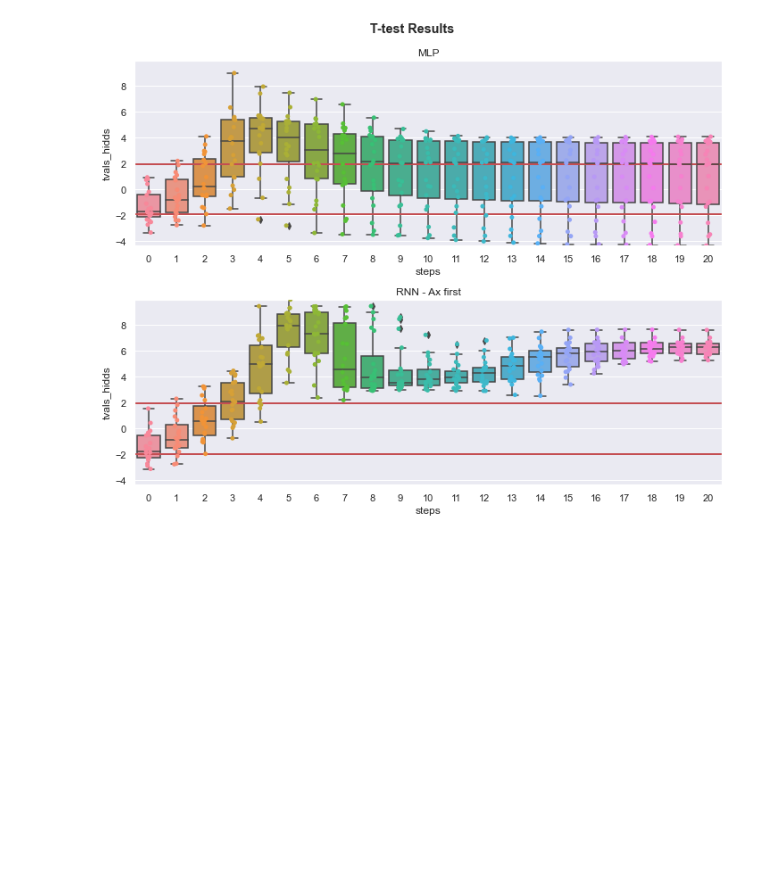
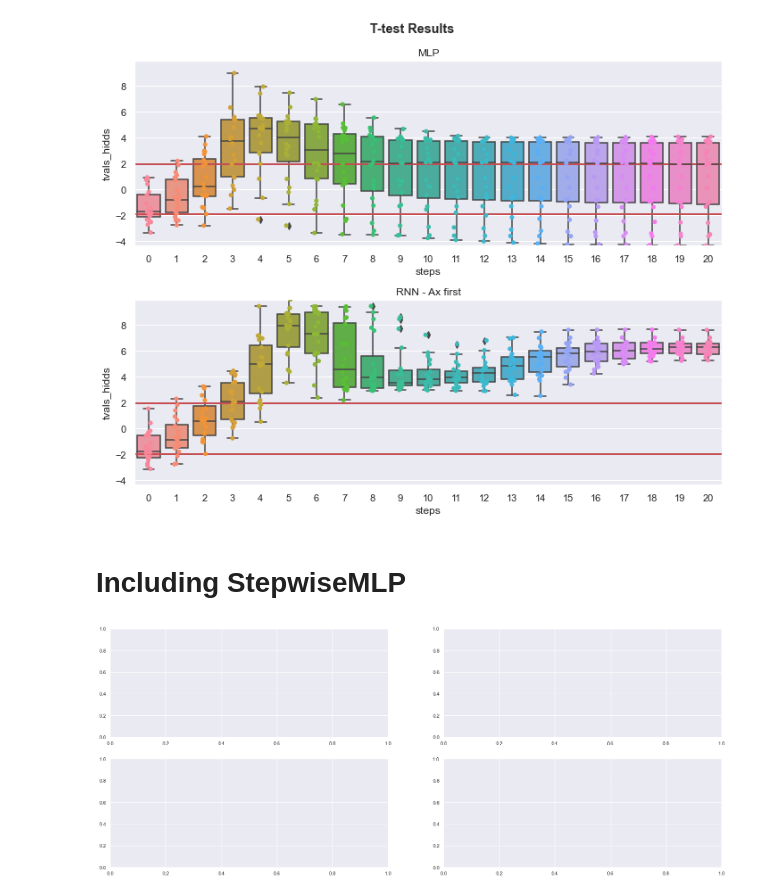
Before and after one commit to MaryZolfaghar/WCSLS, a Jupyter notebook: notebooks/resutls_ttest.ipynb, the cells around one changed output. Drawn from its saved outputs; the diff is of its cells as text; code cells hidden in the pictures; blank space fills up the shorter version.

Commit message:
final code on stepwise mlp

```diff
--- a/notebooks/resutls_ttest.ipynb
+++ b/notebooks/resutls_ttest.ipynb
@@ -72,3 +71,9 @@ fig.savefig(('../../figures/' + fig_str + '.jpg'),
 # %% [output]
 runs, checkpoints:  20 21
 [figure]
+# %% [markdown]
+# Including StepwiseMLP
+# %%
+fig, axs = plt.subplots(2, 2, figsize=(25,10))
+# %% [output]
+[figure, added]
```
Also changed, not shown: parts of 5 cells of this notebook, 8 other files.
